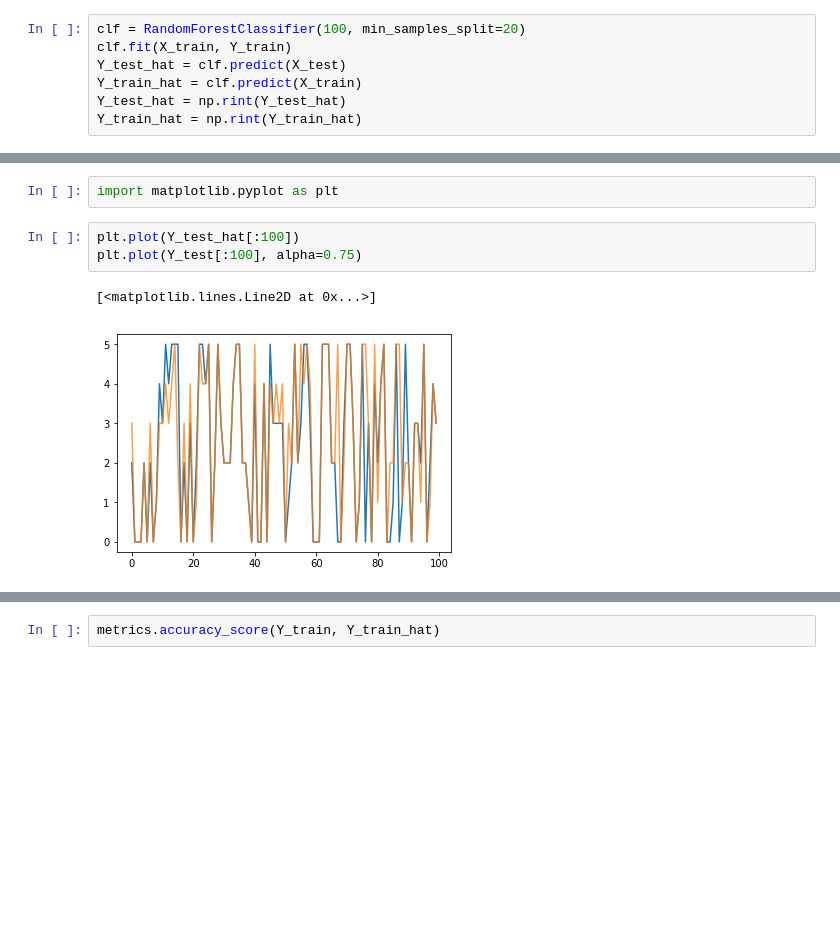
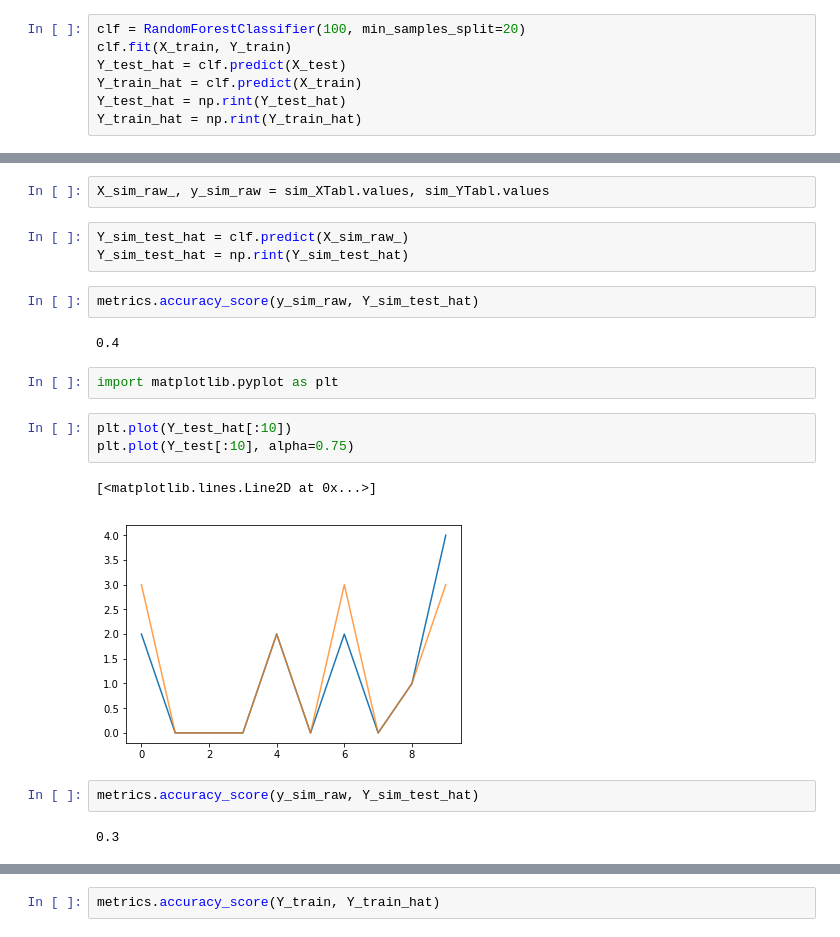
Before and after one commit to fslzrr/f1-data-analysis, a Jupyter notebook: Data Exploration/Modelo Random Forest.ipynb, the cells around one changed output, grey strips where cells are left out. Saved outputs shown, nothing was run; the diff lists cells and outputs as text; blank space fills up the shorter version.

```diff
--- a/Data Exploration/Modelo Random Forest.ipynb
+++ b/Data Exploration/Modelo Random Forest.ipynb
@@ -108,8 +192,21 @@ metrics.accuracy_score(Y_test, Y_test_hat)
+# %%
+X_sim_raw_, y_sim_raw = sim_XTabl.values, sim_YTabl.values
+# %%
+Y_sim_test_hat = clf.predict(X_sim_raw_)
+Y_sim_test_hat = np.rint(Y_sim_test_hat)
+# %%
+metrics.accuracy_score(y_sim_raw, Y_sim_test_hat)
+# %% [output]
+0.4
 # %%
 import matplotlib.pyplot as plt
 # %%
-plt.plot(Y_test_hat[:100])
-plt.plot(Y_test[:100], alpha=0.75)
+plt.plot(Y_test_hat[:10])
+plt.plot(Y_test[:10], alpha=0.75)
 # %% [output]
 [<matplotlib.lines.Line2D at 0x...>]
-[figure, old version]
+[figure, new version]
+# %%
+metrics.accuracy_score(y_sim_raw, Y_sim_test_hat)
+# %% [output]
+0.3
```
Also changed, not shown: parts of 6 cells of this notebook, 4 other files.
